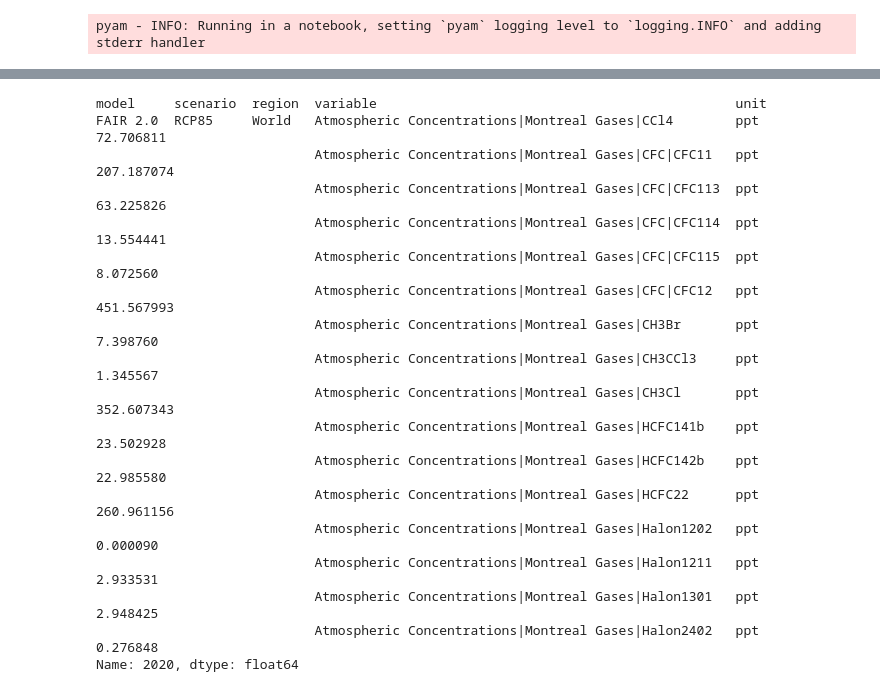
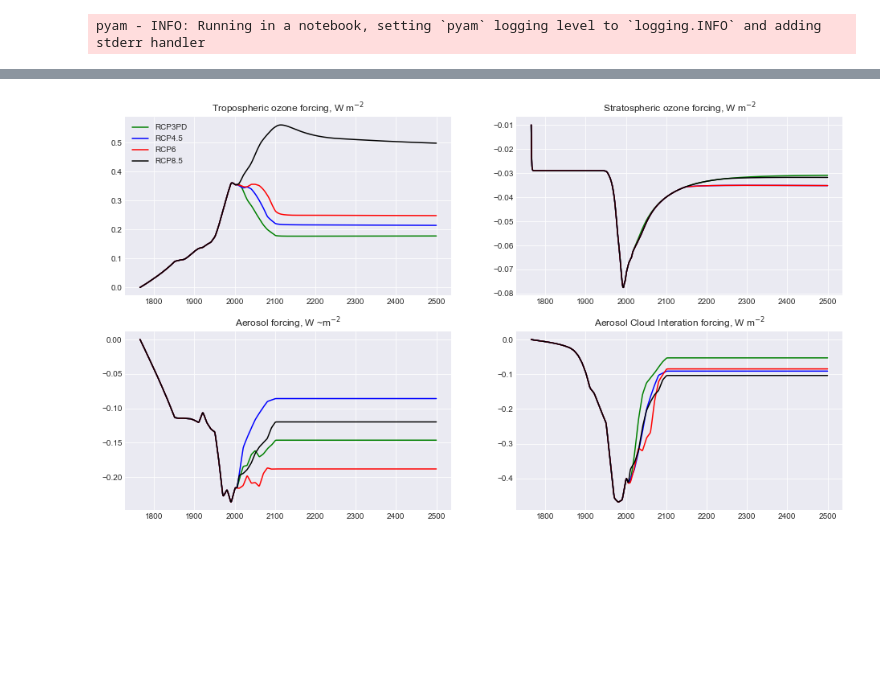
Before and after one commit to OMS-NetZero/FAIR, a Jupyter notebook: Example-Usage.ipynb, the cells around one changed output, grey strips where cells are left out. Cells and saved outputs as stored; diff of their text form; code cells hidden in the pictures; blank space fills up the shorter version.

```diff
--- a/Example-Usage.ipynb
+++ b/Example-Usage.ipynb
@@ -175,21 +147,34 @@ Name: 2020, dtype: float64
-# %%
-pyam_out_df_85.filter(variable = 'Atmospheric Concentrations|Montreal Gases|*').timeseries()[2020]
-# %% [output]
-model     scenario  region  variable                                              unit
-FAIR 2.0  RCP85     World   Atmospheric Concentrations|Montreal Gases|CCl4        ppt      72.706811
-                            Atmospheric Concentrations|Montreal Gases|CFC|CFC11   ppt     207.187074
-                            Atmospheric Concentrations|Montreal Gases|CFC|CFC113  ppt      63.225826
-                            Atmospheric Concentrations|Montreal Gases|CFC|CFC114  ppt      13.554441
-                            Atmospheric Concentrations|Montreal Gases|CFC|CFC115  ppt       8.072560
-                            Atmospheric Concentrations|Montreal Gases|CFC|CFC12   ppt     451.567993
-                            Atmospheric Concentrations|Montreal Gases|CH3Br       ppt       7.398760
-                            Atmospheric Concentrations|Montreal Gases|CH3CCl3     ppt       1.345567
-                            Atmospheric Concentrations|Montreal Gases|CH3Cl       ppt     352.607343
-                            Atmospheric Concentrations|Montreal Gases|HCFC141b    ppt      23.502928
-                            Atmospheric Concentrations|Montreal Gases|HCFC142b    ppt      22.985580
-                            Atmospheric Concentrations|Montreal Gases|HCFC22      ppt     260.961156
-                            Atmospheric Concentrations|Montreal Gases|Halon1202   ppt       0.000090
-                            Atmospheric Concentrations|Montreal Gases|Halon1211   ppt       2.933531
-                            Atmospheric Concentrations|Montreal Gases|Halon1301   ppt       2.948425
-                            Atmospheric Concentrations|Montreal Gases|Halon2402   ppt       0.276848
-Name: 2020, dtype: float64
+# %%
+fig = plt.figure()
+ax1 = fig.add_subplot(221)
+ax2 = fig.add_subplot(222)
+ax3 = fig.add_subplot(223)
+ax4 = fig.add_subplot(224)
+ax1.plot(pyam_out_df_3pd.filter(variable = 'Effective Radiative Forcing*Tropospheric O3').as_pandas().set_index(['variable','year'])['value'].unstack('year').T.sum(axis=1), label = 'RCP3PD', color = 'green')
+ax2.plot(pyam_out_df_3pd.filter(variable = 'Effective Radiative Forcing*Stratospheric O3').as_pandas().set_index(['variable','year'])['value'].unstack('year').T.sum(axis=1), label = 'RCP3PD', color = 'green')
+ax3.plot(pyam_out_df_3pd.filter(variable = ['Effective Radiative Forcing|Sulfur','Effective Radiative Forcing|CO','Effective Radiative Forcing|VOC','Effective Radiative Forcing|NOx','Effective Radiative Forcing|BC','Effective Radiative Forcing|OC','Effective Radiative Forcing|NH3']).as_pandas().set_index(['variable','year'])['value'].unstack('year').T.sum(axis=1), label = 'RCP3PD', color = 'green')
+ax4.plot(pyam_out_df_3pd.filter(variable = ['Effective Radiative Forcing|Sulfur|Aerosol Cloud Interaction','Effective Radiative Forcing|BC|Aerosol Cloud Interaction','Effective Radiative Forcing|OC|Aerosol Cloud Interaction',]).as_pandas().set_index(['variable','year'])['value'].unstack('year').T.sum(axis=1), label = 'RCP3PD', color = 'green')
+
+ax1.plot(pyam_out_df_45.filter(variable = 'Effective Radiative Forcing*Tropospheric O3').as_pandas().set_index(['variable','year'])['value'].unstack('year').T.sum(axis=1), label = 'RCP4.5', color = 'blue')
+ax2.plot(pyam_out_df_45.filter(variable = 'Effective Radiative Forcing*Stratospheric O3').as_pandas().set_index(['variable','year'])['value'].unstack('year').T.sum(axis=1), label = 'RCP4.5', color = 'blue')
+ax3.plot(pyam_out_df_45.filter(variable = ['Effective Radiative Forcing|Sulfur','Effective Radiative Forcing|CO','Effective Radiative Forcing|VOC','Effective Radiative Forcing|NOx','Effective Radiative Forcing|BC','Effective Radiative Forcing|OC','Effective Radiative Forcing|NH3']).as_pandas().set_index(['variable','year'])['value'].unstack('year').T.sum(axis=1), label = 'RCP4.5', color = 'blue')
+ax4.plot(pyam_out_df_45.filter(variable = ['Effective Radiative Forcing|Sulfur|Aerosol Cloud Interaction','Effective Radiative Forcing|BC|Aerosol Cloud Interaction','Effective Radiative Forcing|OC|Aerosol Cloud Interaction',]).as_pandas().set_index(['variable','year'])['value'].unstack('year').T.sum(axis=1), label = 'RCP4.5', color = 'blue')
+
+ax1.plot(pyam_out_df_6.filter(variable = 'Effective Radiative Forcing*Tropospheric O3').as_pandas().set_index(['variable','year'])['value'].unstack('year').T.sum(axis=1), label = 'RCP6', color = 'red')
+ax2.plot(pyam_out_df_6.filter(variable = 'Effective Radiative Forcing*Stratospheric O3').as_pandas().set_index(['variable','year'])['value'].unstack('year').T.sum(axis=1), label = 'RCP6', color = 'red')
+ax3.plot(pyam_out_df_6.filter(variable = ['Effective Radiative Forcing|Sulfur','Effective Radiative Forcing|CO','Effective Radiative Forcing|VOC','Effective Radiative Forcing|NOx','Effective Radiative Forcing|BC','Effective Radiative Forcing|OC','Effective Radiative Forcing|NH3']).as_pandas().set_index(['variable','year'])['value'].unstack('year').T.sum(axis=1), label = 'RCP6', color = 'red')
+ax4.plot(pyam_out_df_6.filter(variable = ['Effective Radiative Forcing|Sulfur|Aerosol Cloud Interaction','Effective Radiative Forcing|BC|Aerosol Cloud Interaction','Effective Radiative Forcing|OC|Aerosol Cloud Interaction',]).as_pandas().set_index(['variable','year'])['value'].unstack('year').T.sum(axis=1), label = 'RCP6', color = 'red')
+
+ax1.plot(pyam_out_df_85.filter(variable = 'Effective Radiative Forcing*Tropospheric O3').as_pandas().set_index(['variable','year'])['value'].unstack('year').T.sum(axis=1), label = 'RCP8.5', color = 'black')
+ax2.plot(pyam_out_df_85.filter(variable = 'Effective Radiative Forcing*Stratospheric O3').as_pandas().set_index(['variable','year'])['value'].unstack('year').T.sum(axis=1), label = 'RCP8.5', color = 'black')
+ax3.plot(pyam_out_df_85.filter(variable = ['Effective Radiative Forcing|Sulfur','Effective Radiative Forcing|CO','Effective Radiative Forcing|VOC','Effective Radiative Forcing|NOx','Effective Radiative Forcing|BC','Effective Radiative Forcing|OC','Effective Radiative Forcing|NH3']).as_pandas().set_index(['variable','year'])['value'].unstack('year').T.sum(axis=1), label = 'RCP8.5', color = 'black')
+ax4.plot(pyam_out_df_85.filter(variable = ['Effective Radiative Forcing|Sulfur|Aerosol Cloud Interaction','Effective Radiative Forcing|BC|Aerosol Cloud Interaction','Effective Radiative Forcing|OC|Aerosol Cloud Interaction',]).as_pandas().set_index(['variable','year'])['value'].unstack('year').T.sum(axis=1), label = 'RCP8.5', color = 'black')
+
+
+ax1.set_title("Tropospheric ozone forcing, W m$^{-2}$")
+ax2.set_title("Stratospheric ozone forcing, W m$^{-2}$")
+ax3.set_title("Aerosol forcing, W ~m$^{-2}$")
+ax4.set_title("Aerosol Cloud Interation forcing, W m$^{-2}$")
+ax1.legend();
+# %% [output]
+[figure, added]
```
Also changed, not shown: parts of 7 cells of this notebook.
